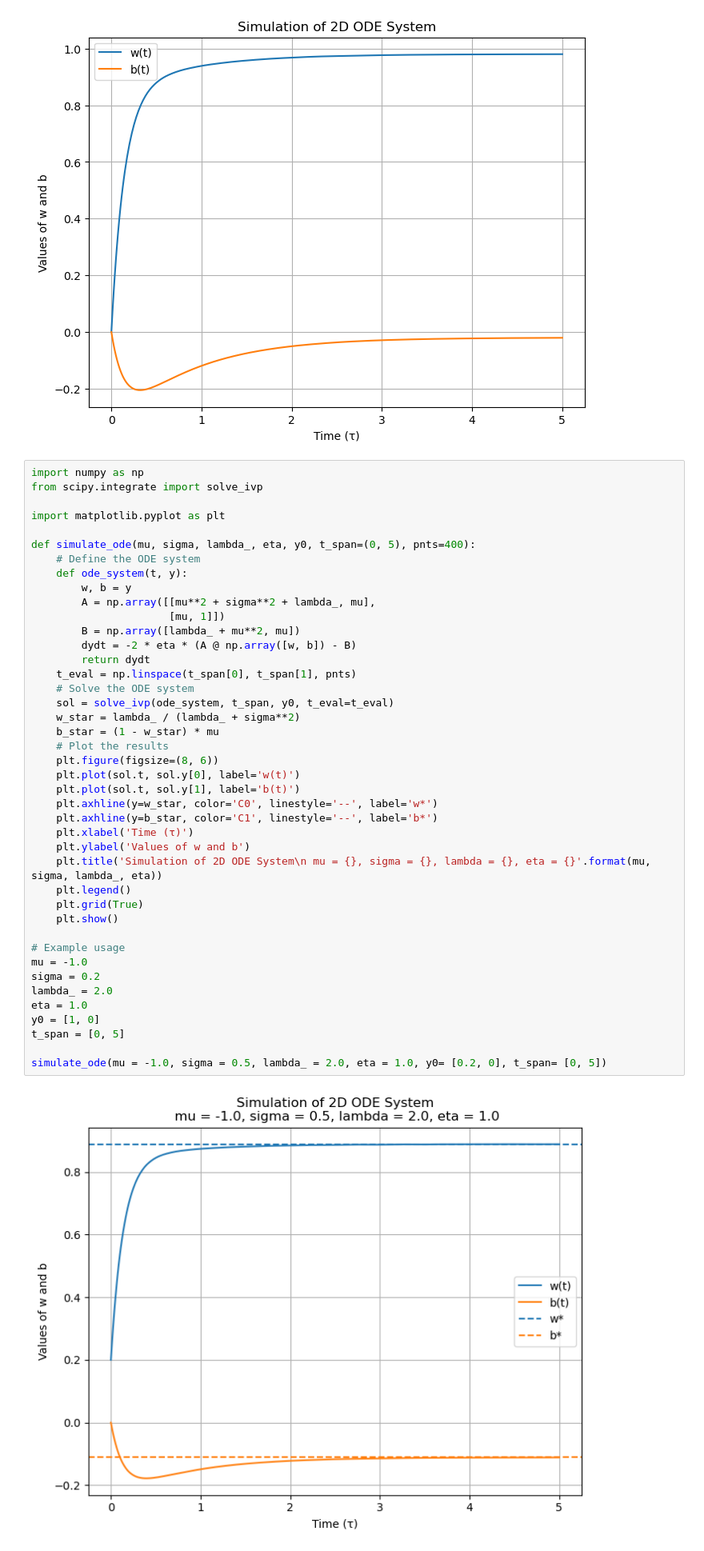
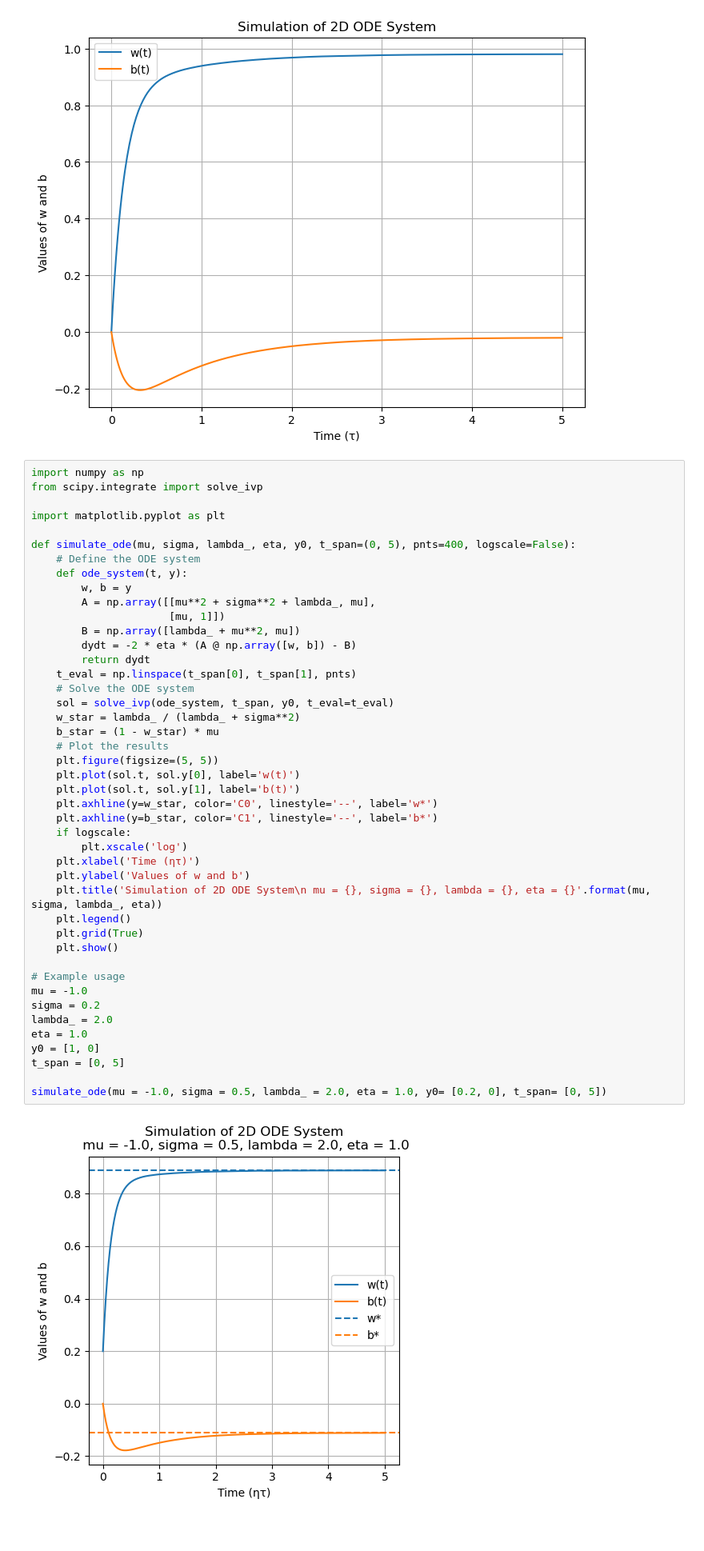
Before and after one commit to Animadversio/DiffusionLearningCurve, a Jupyter notebook: notebook/mean_cov_entanglement.ipynb, the cells around one changed output. Shown at 80% size. Drawn from its saved outputs; the diff is of its cells as text; blank space fills up the shorter version.

```diff
--- a/notebook/mean_cov_entanglement.ipynb
+++ b/notebook/mean_cov_entanglement.ipynb
@@ -65,7 +65,7 @@ from scipy.integrate import solve_ivp
 
 import matplotlib.pyplot as plt
 
-def simulate_ode(mu, sigma, lambda_, eta, y0, t_span=(0, 5), pnts=400):
+def simulate_ode(mu, sigma, lambda_, eta, y0, t_span=(0, 5), pnts=400, logscale=False):
     # Define the ODE system
     def ode_system(t, y):
         w, b = y
@@ -73,33 +73,35 @@ def simulate_ode(mu, sigma, lambda_, eta, y0, t_span=(0, 5), pnts=400):
                       [mu, 1]])
         B = np.array([lambda_ + mu**2, mu])
         dydt = -2 * eta * (A @ np.array([w, b]) - B)
         return dydt
     t_eval = np.linspace(t_span[0], t_span[1], pnts)
     # Solve the ODE system
     sol = solve_ivp(ode_system, t_span, y0, t_eval=t_eval)
     w_star = lambda_ / (lambda_ + sigma**2)
     b_star = (1 - w_star) * mu
     # Plot the results
-    plt.figure(figsize=(8, 6))
+    plt.figure(figsize=(5, 5))
     plt.plot(sol.t, sol.y[0], label='w(t)')
     plt.plot(sol.t, sol.y[1], label='b(t)')
     plt.axhline(y=w_star, color='C0', linestyle='--', label='w*')
     plt.axhline(y=b_star, color='C1', linestyle='--', label='b*')
-    plt.xlabel('Time (τ)')
+    if logscale:
+        plt.xscale('log')
+    plt.xlabel('Time (ητ)')
     plt.ylabel('Values of w and b')
     plt.title('Simulation of 2D ODE System\n mu = {}, sigma = {}, lambda = {}, eta = {}'.format(mu, sigma, lambda_, eta))
     plt.legend()
     plt.grid(True)
     plt.show()
 
 # Example usage
 mu = -1.0
 sigma = 0.2
 lambda_ = 2.0
 eta = 1.0
 y0 = [1, 0]
 t_span = [0, 5]
 
 simulate_ode(mu = -1.0, sigma = 0.5, lambda_ = 2.0, eta = 1.0, y0= [0.2, 0], t_span= [0, 5])
 # %% [output]
-[figure, old version]
+[figure, new version]
```
Also changed, not shown: parts of 4 cells of this notebook.
